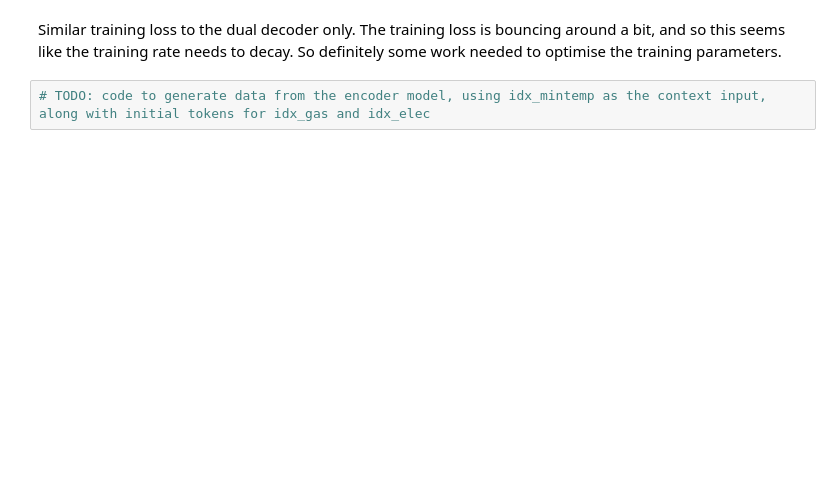
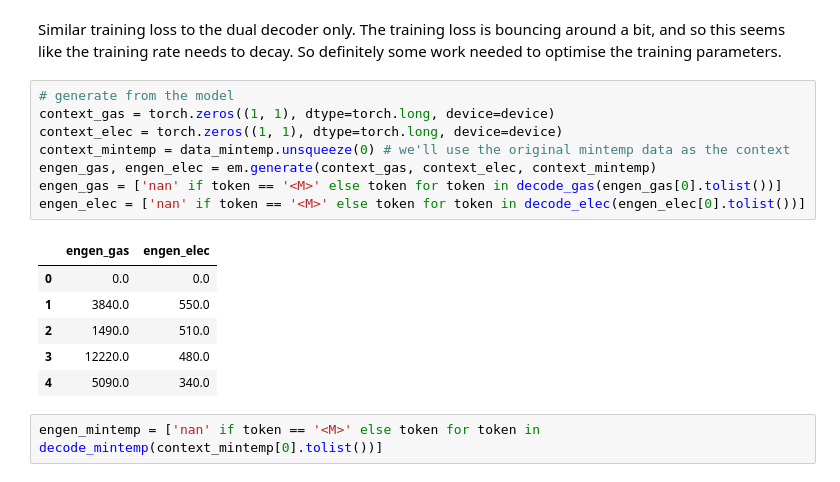
Before and after one commit to eoghanjmckenna/makemore, a Jupyter notebook: notebooks/dual_decoder.ipynb, the cells around one changed output. Cells and saved outputs as stored; diff of their text form; blank space fills up the shorter version.

```diff
--- a/notebooks/dual_decoder.ipynb
+++ b/notebooks/dual_decoder.ipynb
@@ -811,4 +828,19 @@ step 4999: train loss elec 3.5244, val loss elec 3.8805
 # %% [markdown]
 Similar training loss to the dual decoder only. The training loss is bouncing around a bit, and so this seems like the training rate needs to decay. So definitely some work needed to optimise the training parameters.
-# %%
-# TODO: code to generate data from the encoder model, using idx_mintemp as the context input, along with initial tokens for idx_gas and idx_elec
+# %%
+# generate from the model
+context_gas = torch.zeros((1, 1), dtype=torch.long, device=device)
+context_elec = torch.zeros((1, 1), dtype=torch.long, device=device)
+context_mintemp = data_mintemp.unsqueeze(0) # we'll use the original mintemp data as the context
+engen_gas, engen_elec = em.generate(context_gas, context_elec, context_mintemp)
+engen_gas = ['nan' if token == '<M>' else token for token in decode_gas(engen_gas[0].tolist())]
+engen_elec = ['nan' if token == '<M>' else token for token in decode_elec(engen_elec[0].tolist())]
+# %% [output]
+|  | engen_gas | engen_elec |
+| 0 | 0.0 | 0.0 |
+| 1 | 3840.0 | 550.0 |
+| 2 | 1490.0 | 510.0 |
+| 3 | 12220.0 | 480.0 |
+| 4 | 5090.0 | 340.0 |
+# %%
+engen_mintemp = ['nan' if token == '<M>' else token for token in decode_mintemp(context_mintemp[0].tolist())]
```
Also changed, not shown: parts of 6 cells of this notebook.
